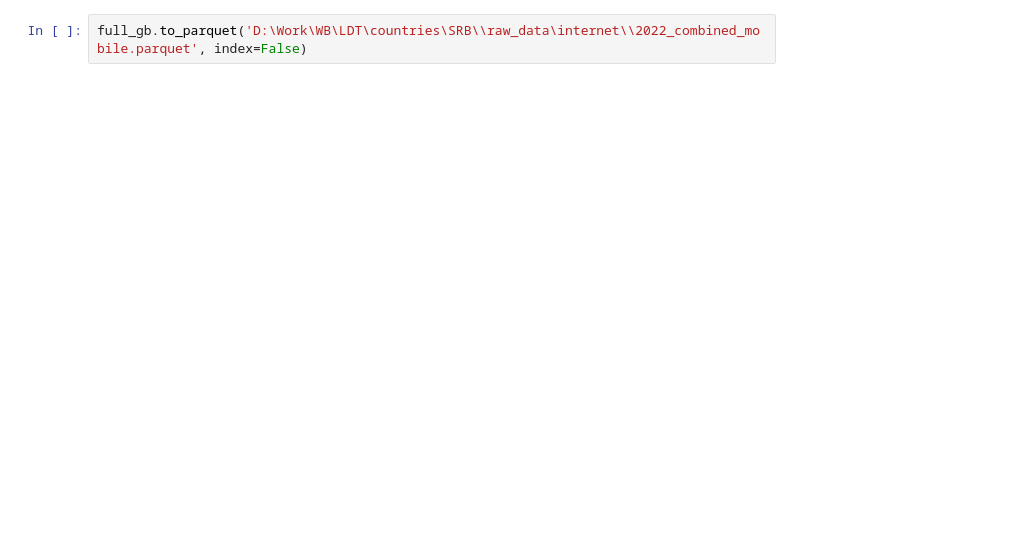
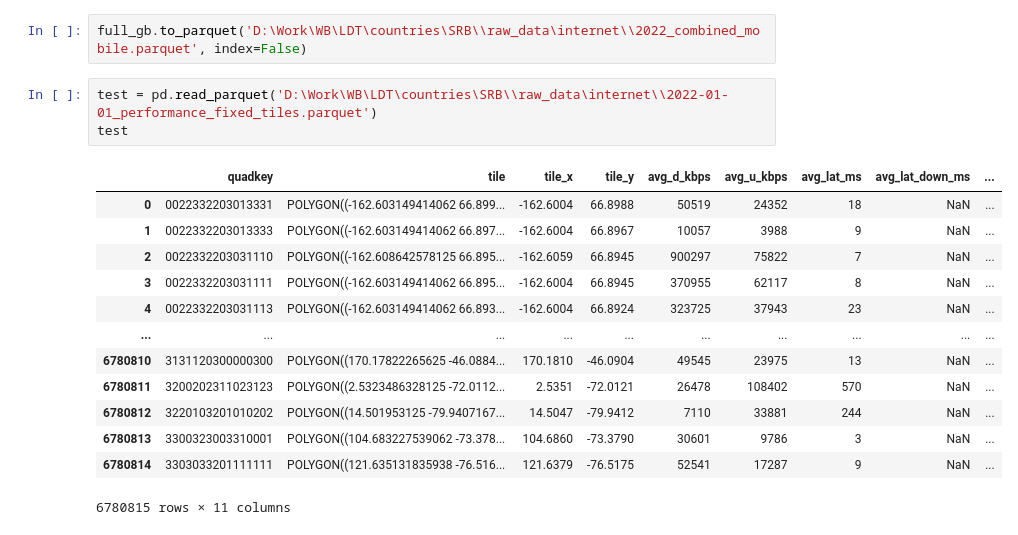
Before and after one commit to sonleh96/wb-gpbp-ldt, a Jupyter notebook: notebooks/cell_tower.ipynb, the cells around one changed output. Saved outputs shown, nothing was run; the diff lists cells and outputs as text; blank space fills up the shorter version.

```diff
--- a/notebooks/cell_tower.ipynb
+++ b/notebooks/cell_tower.ipynb
@@ -257,2 +359,19 @@ full_gb
 # %%
 full_gb.to_parquet('D:\Work\WB\LDT\countries\SRB\\raw_data\internet\\2022_combined_mobile.parquet', index=False)
+# %%
+test = pd.read_parquet('D:\Work\WB\LDT\countries\SRB\\raw_data\internet\\2022-01-01_performance_fixed_tiles.parquet')
+test
+# %% [output]
+|  | quadkey | tile | tile_x | tile_y | avg_d_kbps | avg_u_kbps | avg_lat_ms | avg_lat_down_ms | ... |
+| 0 | 0022332203013331 | POLYGON((-162.603149414062 66.899... | -162.6004 | 66.8988 | 50519 | 24352 | 18 | NaN | ... |
+| 1 | 0022332203013333 | POLYGON((-162.603149414062 66.897... | -162.6004 | 66.8967 | 10057 | 3988 | 9 | NaN | ... |
+| 2 | 0022332203031110 | POLYGON((-162.608642578125 66.895... | -162.6059 | 66.8945 | 900297 | 75822 | 7 | NaN | ... |
+| 3 | 0022332203031111 | POLYGON((-162.603149414062 66.895... | -162.6004 | 66.8945 | 370955 | 62117 | 8 | NaN | ... |
+| 4 | 0022332203031113 | POLYGON((-162.603149414062 66.893... | -162.6004 | 66.8924 | 323725 | 37943 | 23 | NaN | ... |
+| ... | ... | ... | ... | ... | ... | ... | ... | ... | ... |
+| 6780810 | 3131120300000300 | POLYGON((170.17822265625 -46.0884... | 170.1810 | -46.0904 | 49545 | 23975 | 13 | NaN | ... |
+| 6780811 | 3200202311023123 | POLYGON((2.5323486328125 -72.0112... | 2.5351 | -72.0121 | 26478 | 108402 | 570 | NaN | ... |
+| 6780812 | 3220103201010202 | POLYGON((14.501953125 -79.9407167... | 14.5047 | -79.9412 | 7110 | 33881 | 244 | NaN | ... |
+| 6780813 | 3300323003310001 | POLYGON((104.683227539062 -73.378... | 104.6860 | -73.3790 | 30601 | 9786 | 3 | NaN | ... |
+| 6780814 | 3303033201111111 | POLYGON((121.635131835938 -76.516... | 121.6379 | -76.5175 | 52541 | 17287 | 9 | NaN | ... |
+6780815 rows × 11 columns
```
Also changed, not shown: parts of 41 cells of this notebook, 2 other files.
